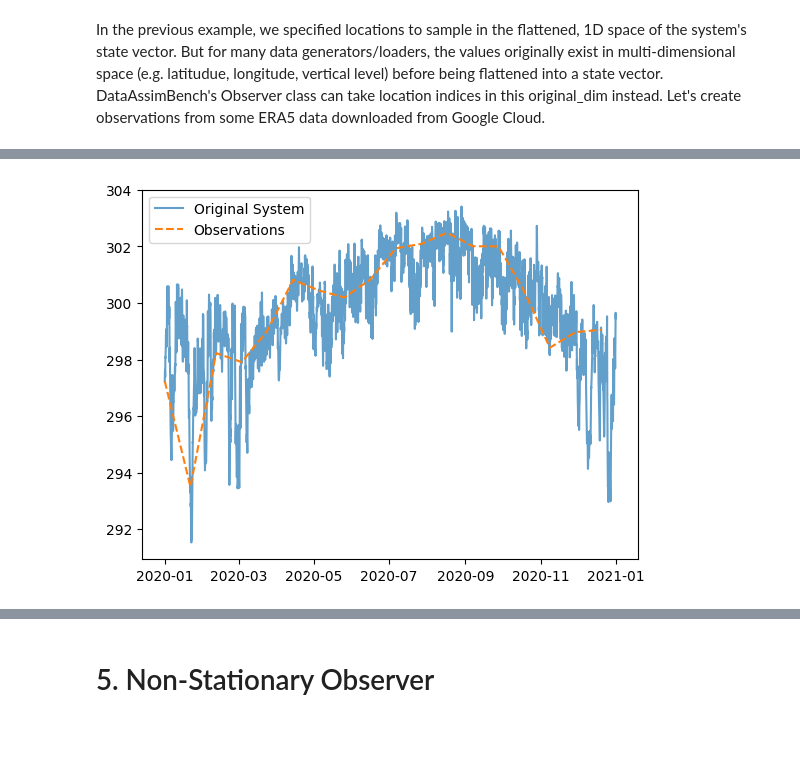
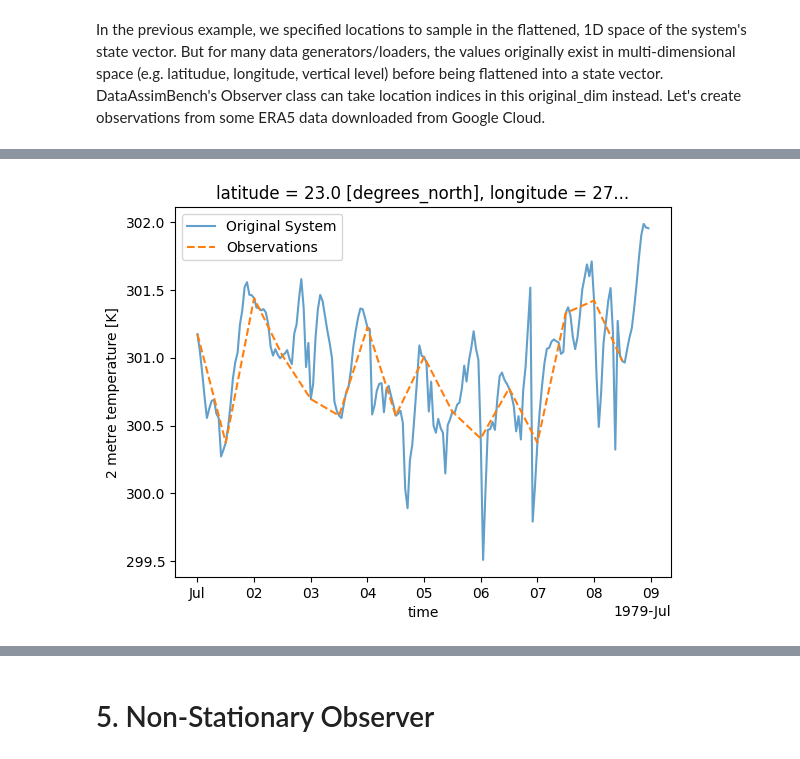
Before and after one commit to StevePny/DataAssimBench-Examples, a Jupyter notebook: examples/observers/1-observers-example-usage.ipynb, the cells around one changed output, grey strips where cells are left out. Saved outputs shown, nothing was run; the diff lists cells and outputs as text; code cells hidden in the pictures; blank space fills up the shorter version.

```diff
--- a/examples/observers/1-observers-example-usage.ipynb
+++ b/examples/observers/1-observers-example-usage.ipynb
@@ -155,8 +130,6 @@ plt.show()
 # %% [markdown]
 In the previous example, we specified locations to sample in the flattened, 1D space of the system's state vector. But for many data generators/loaders, the values originally exist in multi-dimensional space (e.g. latitudue, longitude, vertical level) before being flattened into a state vector. DataAssimBench's Observer class can take location indices in this original_dim instead. Let's create observations from some ERA5 data downloaded from Google Cloud.
 # %%
-gcp = dab.data.GCP()
-gcp.load()
-print('Time dim: ', gcp.time_dim)
-print('System dim: ',gcp.system_dim)
-print('Original dim: ', gcp.original_dim)
+gcp = dab.data.GCP(date_start='1979-07-01', date_end='1979-07-08')
+gcp_nature_run = gcp.load()
+gcp_nature_run = gcp_nature_run.assign_attrs(system_dim=np.prod(gcp_nature_run.isel(time=0).to_array().shape))
@@ -167,14 +136,17 @@ Original dim:  (13, 43)
 # %%
-# Let's sample every 500 timesteps
-time_inds_gcp = np.arange(0, gcp.time_dim, 500)
+# Let's sample every 12 timesteps
+times_gcp = gcp_nature_run.time[np.arange(0, gcp_nature_run.sizes['time'], 12)].values
 # Let's pick indices at the corners and roughly center of the system
-loc_inds_gcp= np.array([[0, 0], [12, 0], [12, 42], [0, 42], [6, 21]])
+locs_gcp= {
+    'latitude':xr.DataArray(gcp_nature_run['latitude'][[0, 12, 12, 0, 6]].values, dims='observations'),
+    'longitude': xr.DataArray(gcp_nature_run['longitude'][[0, 0, 42, 42, 21]].values, dims='observations')
+}
 # %%
-# Set up observer using our specified sampling times/locations
+# Set up observer using our specified sampling
 obs_gcp = dab.observer.Observer(
-    gcp,
-    time_indices = time_inds_gcp, # Time indices to sample
-    location_indices = loc_inds_gcp, # Location indices to sample
+    gcp_nature_run,
+    times = times_gcp, # Time indices to sample
+    locations = locs_gcp, # Location indices to sample
     error_bias = 0.0, # No error this time
     error_sd = 0.0
 )
@@ -210,14 +177,16 @@ Sampling location indices:  [[ 0  0]
 # %%
-# Visualize
-# Recall that there is no error, but our sampling is pretty infrequent compared to the actual system
-# Plot it against the original values
+# Visualize (this may take a minute since it triggers the download of the actual data)
+# Recall that there is no error, but our sampling is pretty infrequent compared to the actual data
 fig, ax = plt.subplots()
-ax.plot(gcp.times, gcp.values_gridded[:, 0, 0], alpha=0.7)
-ax.plot(obs_vec_gcp.times, obs_vec_gcp.values[:, 0], '--', alpha=1.0)
+gcp_nature_run.sel({
+    'latitude':obs_vec_gcp['latitude'],
+    'longitude':obs_vec_gcp['longitude']
+})['2m_temperature'].sel(observations=0).plot.line(x='time', alpha=0.7)
+obs_vec_gcp['2m_temperature'].sel(observations=0).plot.line('--',x='time', alpha=1.0)
 ax.legend(labels=['Original System', 'Observations'])
 plt.show()
 # %% [output]
-[figure, old version]
+[figure, new version]
 # %%
 # Even though these times are datetimes, we can filter our observations by time
 # by using np.datetime objects.
```
Also changed, not shown: parts of 31 cells of this notebook.
